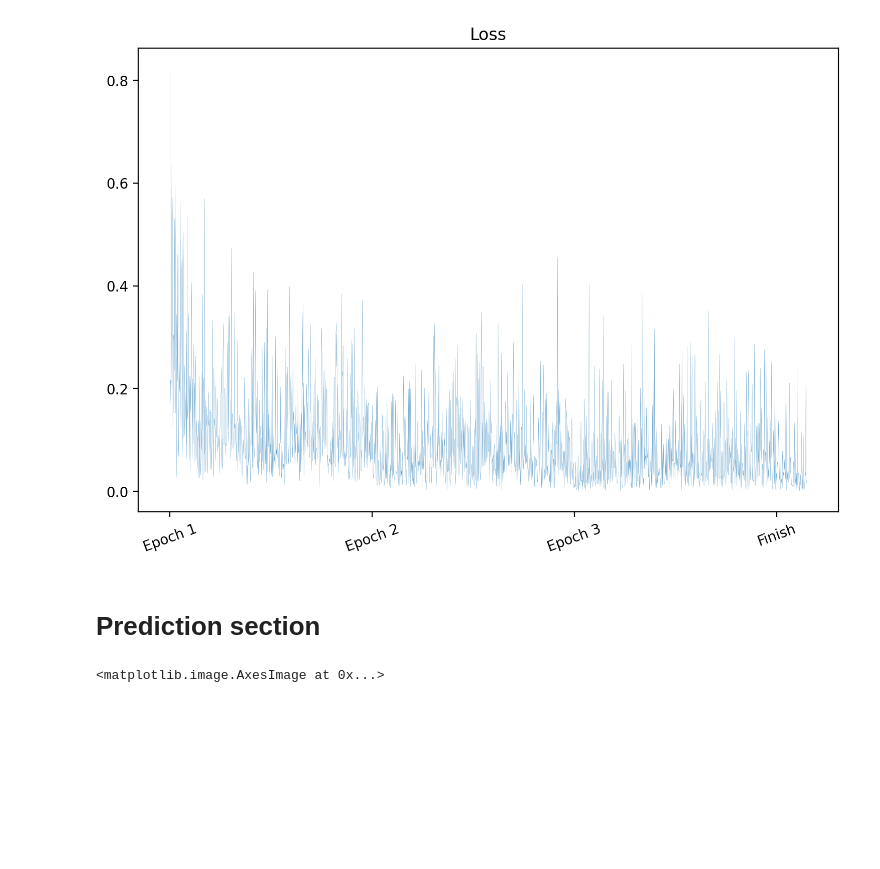
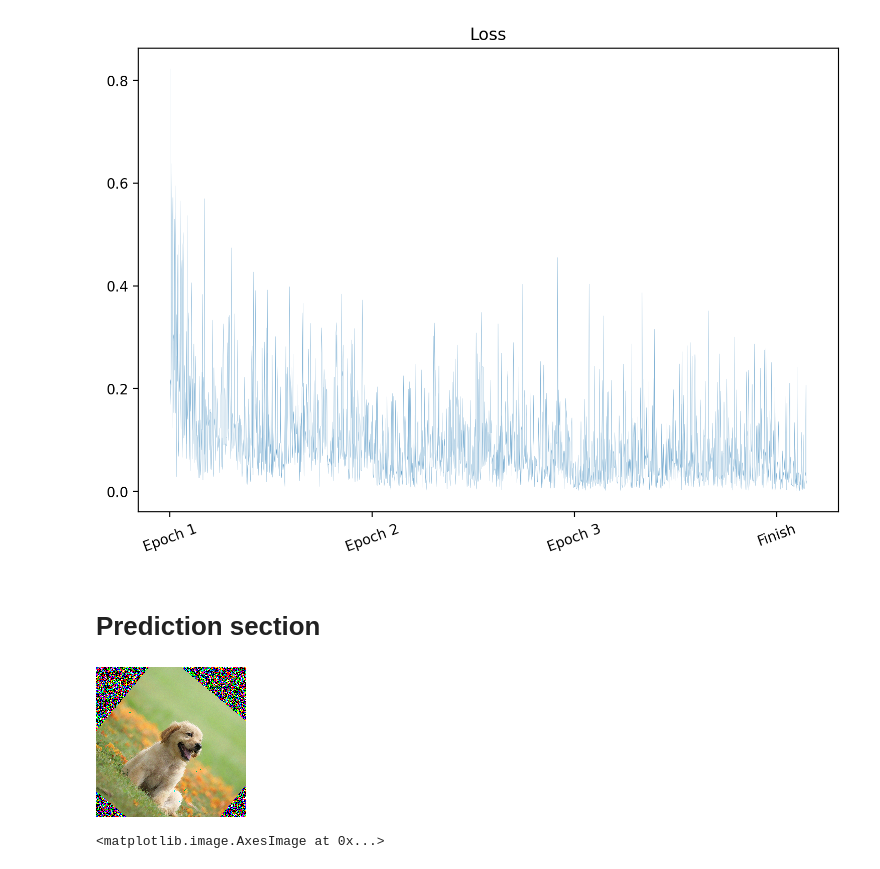
Before and after one commit to GSKW/ML, a Jupyter notebook: practice/150_images.ipynb, the cells around one changed output. Cells and saved outputs as stored; diff of their text form; code cells hidden in the pictures; blank space fills up the shorter version.

```diff
--- a/practice/150_images.ipynb
+++ b/practice/150_images.ipynb
@@ -441,8 +441,23 @@ plt.xticks(range(0, len(loss_list)+1, 625), [f'Epoch {x+1}' for x in range(len(l
 # Prediction section
 # %%
 from torchvision.models import resnet34
+# %%
+from torchvision.transforms import ToPILImage
+
+reverse_transform = ToPILImage()
 # %%
 model = resnet34()
+# %%
+f = transforms.Compose([
+        transforms.RandomAffine(degrees=60, translate=(0.1, 0.1)),
+        transforms.RandomGrayscale(p=0.2),
+        transforms.Lambda(lambda x: x + torch.randn_like(x) * 0.01),
+        transforms.Resize(150)
+    ])
+# %%
+reverse_transform(f(transform(image)))
+# %% [output]
+[figure, added]
 # %%
 last_layer = model.fc
 model.fc = nn.Linear(last_layer.in_features, 2)
```
Also changed, not shown: parts of 10 cells of this notebook.
